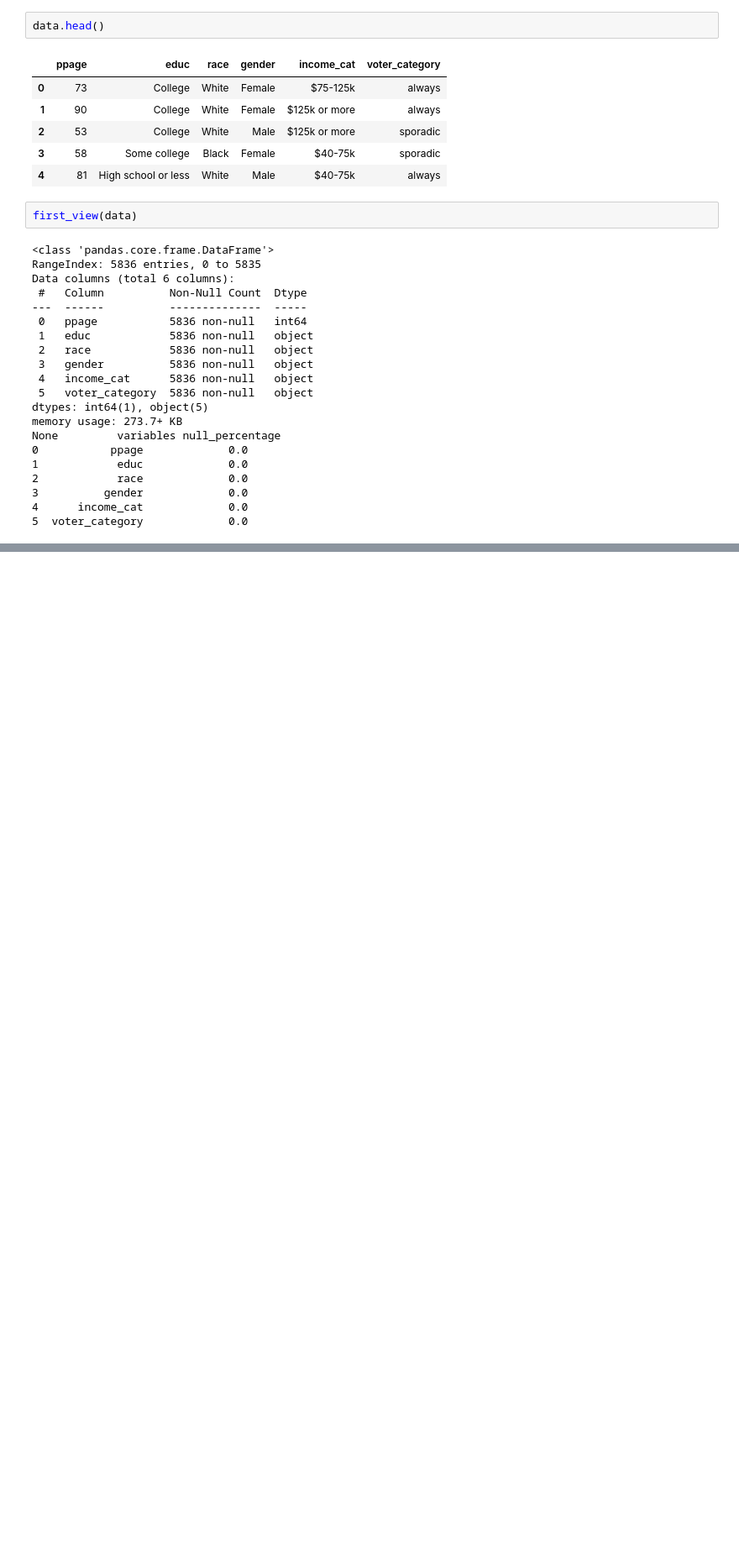
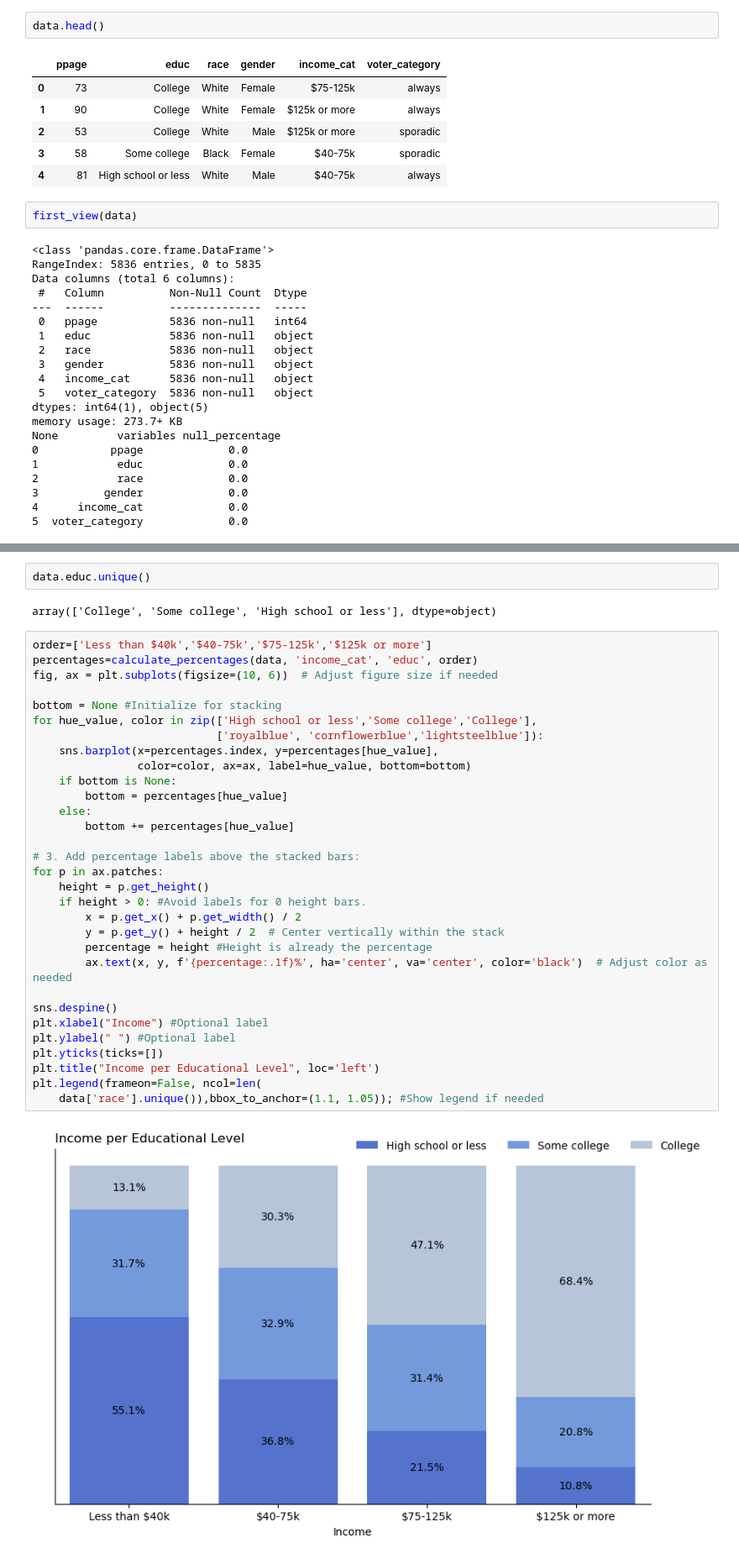
Before and after one commit to patywork/portfolio, a Jupyter notebook: voters_analysis/Respondents.ipynb, the cells around one changed output, grey strips where cells are left out. Shown at 84% size. Saved outputs shown, nothing was run; the diff lists cells and outputs as text; blank space fills up the shorter version.

```diff
--- a/voters_analysis/Respondents.ipynb
+++ b/voters_analysis/Respondents.ipynb
@@ -169,0 +216,37 @@ sns.heatmap(cross_tab, annot=annotations, fmt='', cmap='Blues');
+# %%
+data.educ.unique()
+# %% [output]
+array(['College', 'Some college', 'High school or less'], dtype=object)
+# %%
+order=['Less than $40k','$40-75k','$75-125k','$125k or more']
+percentages=calculate_percentages(data, 'income_cat', 'educ', order)
+fig, ax = plt.subplots(figsize=(10, 6))  # Adjust figure size if needed
+
+bottom = None #Initialize for stacking
+for hue_value, color in zip(['High school or less','Some college','College'],
+                            ['royalblue', 'cornflowerblue','lightsteelblue']):
+    sns.barplot(x=percentages.index, y=percentages[hue_value],
+                color=color, ax=ax, label=hue_value, bottom=bottom)
+    if bottom is None:
+        bottom = percentages[hue_value]
+    else:
+        bottom += percentages[hue_value]
+
+# 3. Add percentage labels above the stacked bars:
+for p in ax.patches:
+    height = p.get_height()
+    if height > 0: #Avoid labels for 0 height bars.
+        x = p.get_x() + p.get_width() / 2
+        y = p.get_y() + height / 2  # Center vertically within the stack
+        percentage = height #Height is already the percentage
+        ax.text(x, y, f'{percentage:.1f}%', ha='center', va='center', color='black')  # Adjust color as needed
+
+sns.despine()
+plt.xlabel("Income") #Optional label
+plt.ylabel(" ") #Optional label
+plt.yticks(ticks=[])
+plt.title("Income per Educational Level", loc='left')
+plt.legend(frameon=False, ncol=len(
+    data['race'].unique()),bbox_to_anchor=(1.1, 1.05)); #Show legend if needed
+# %% [output]
+[figure, added]
```
Also changed, not shown: parts of 22 cells of this notebook.
